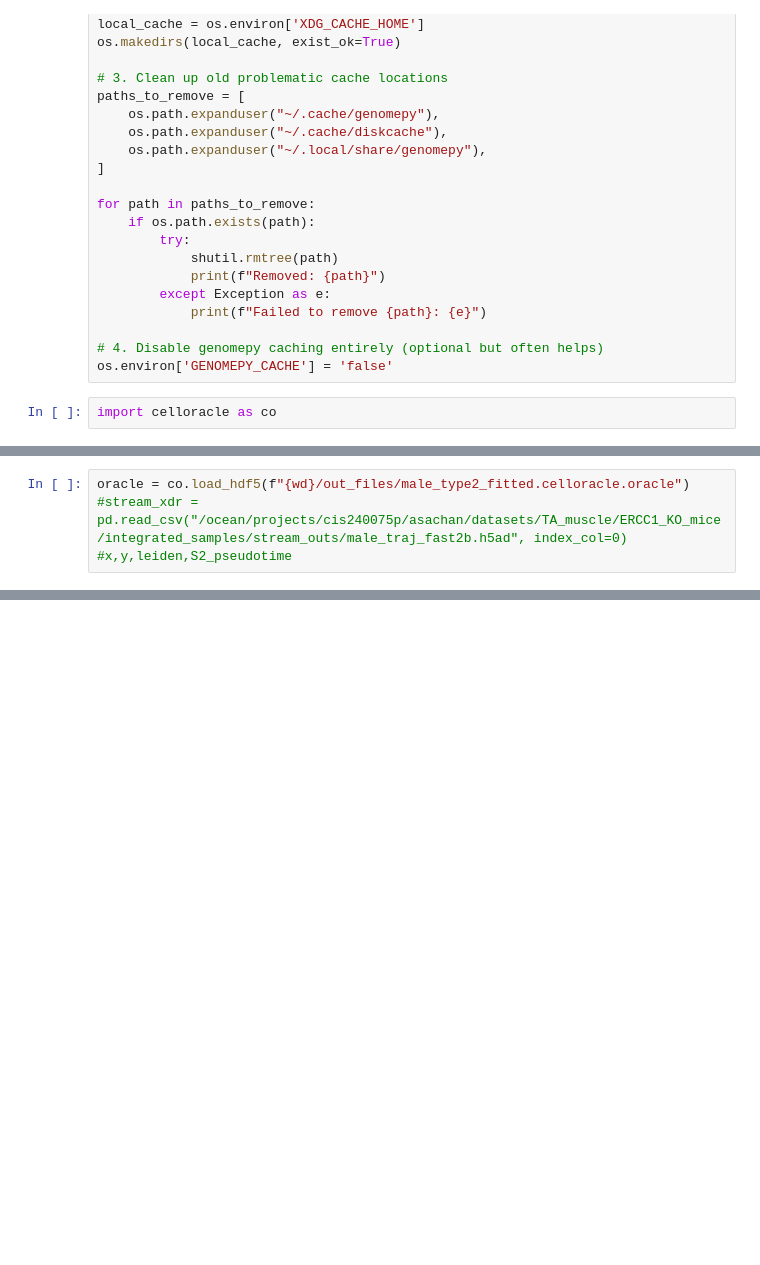
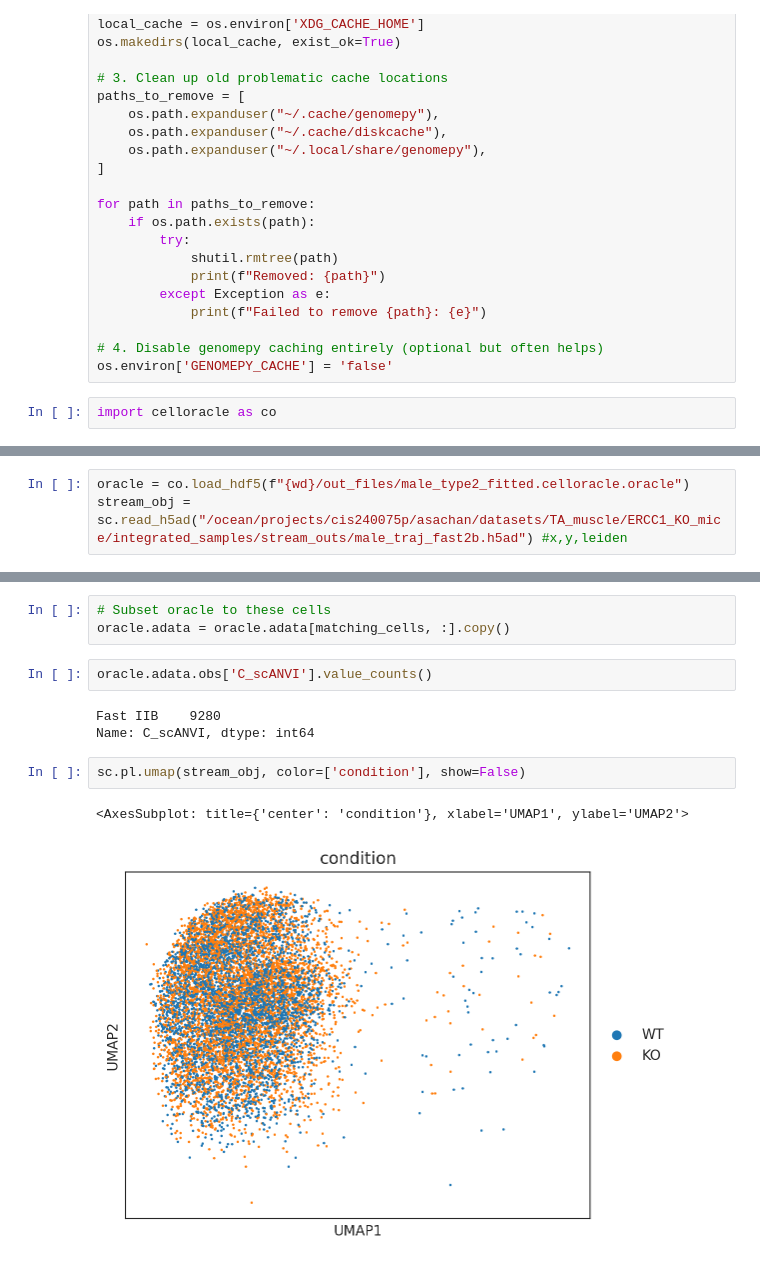
Before and after one commit to sachha-naksha/TA_muscle_ageing, a Jupyter notebook: py_scripts/grn_inference/4_TF_KO_sim.ipynb, the cells around one changed output, grey strips where cells are left out. Cells and saved outputs as stored; diff of their text form; blank space fills up the shorter version.

```diff
--- a/py_scripts/grn_inference/4_TF_KO_sim.ipynb
+++ b/py_scripts/grn_inference/4_TF_KO_sim.ipynb
@@ -58,3 +58,3 @@ The history saving thread hit an unexpected error (OperationalError('disk I/O er
 # %%
 oracle = co.load_hdf5(f"{wd}/out_files/male_type2_fitted.celloracle.oracle")
-#stream_xdr = pd.read_csv("/ocean/projects/cis240075p/asachan/datasets/TA_muscle/ERCC1_KO_mice/integrated_samples/stream_outs/male_traj_fast2b.h5ad", index_col=0) #x,y,leiden,S2_pseudotime
+stream_obj = sc.read_h5ad("/ocean/projects/cis240075p/asachan/datasets/TA_muscle/ERCC1_KO_mice/integrated_samples/stream_outs/male_traj_fast2b.h5ad") #x,y,leiden
@@ -60,0 +82,13 @@ oracle = co.load_hdf5(f"{wd}/out_files/male_type2_fitted.celloracle.oracle")
+# %%
+# Subset oracle to these cells
+oracle.adata = oracle.adata[matching_cells, :].copy()
+# %%
+oracle.adata.obs['C_scANVI'].value_counts()
+# %% [output]
+Fast IIB    9280
+Name: C_scANVI, dtype: int64
+# %%
+sc.pl.umap(stream_obj, color=['condition'], show=False)
+# %% [output]
+<AxesSubplot: title={'center': 'condition'}, xlabel='UMAP1', ylabel='UMAP2'>
+[figure, added]
```
Also changed, not shown: parts of 18 cells of this notebook.
